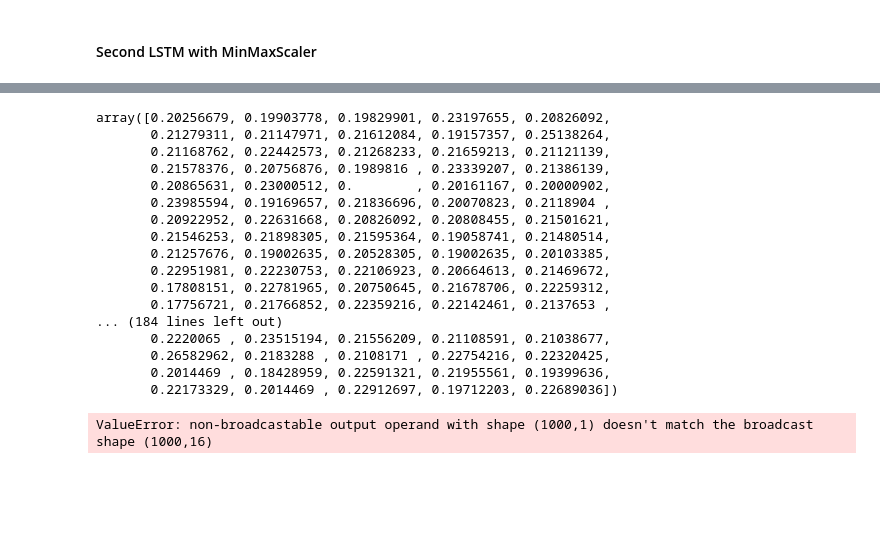
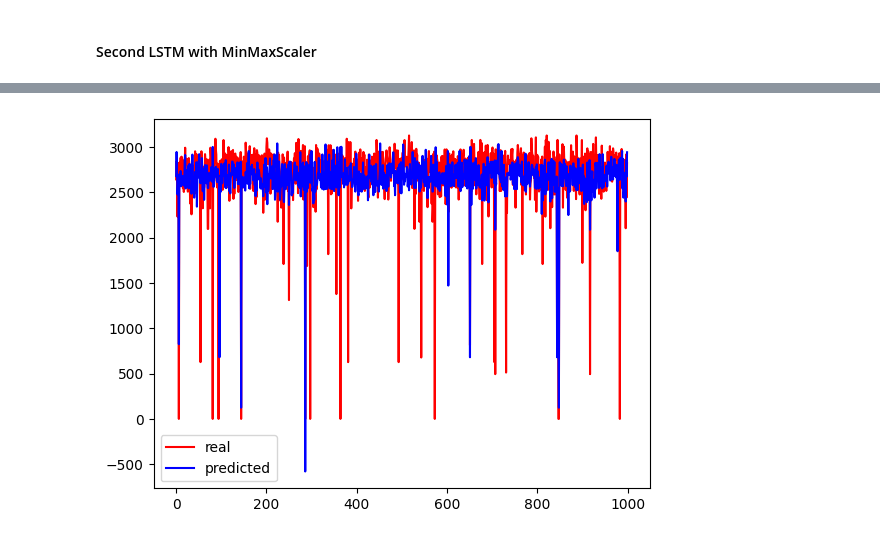
Before and after one commit to mattwagon/oil_production_prediction, a Jupyter notebook: notebooks/eduardo - rnn-model.ipynb, the cells around one changed output, grey strips where cells are left out. Saved outputs shown, nothing was run; the diff lists cells and outputs as text; code cells hidden in the pictures; blank space fills up the shorter version.

```diff
--- a/notebooks/eduardo - rnn-model.ipynb
+++ b/notebooks/eduardo - rnn-model.ipynb
@@ -1664,26 +1658,7 @@ array([0.21198599, 0.21178481, 0.20237699, 0.22097339, 0.22130977,
-# %%
-y_test_1d = y_test.reshape(-1)
-y_test_1d
-# %% [output]
-array([0.20256679, 0.19903778, 0.19829901, 0.23197655, 0.20826092,
-       0.21279311, 0.21147971, 0.21612084, 0.19157357, 0.25138264,
-       0.21168762, 0.22442573, 0.21268233, 0.21659213, 0.21121139,
-       0.21578376, 0.20756876, 0.1989816 , 0.23339207, 0.21386139,
-       0.20865631, 0.23000512, 0.        , 0.20161167, 0.20000902,
-       0.23985594, 0.19169657, 0.21836696, 0.20070823, 0.2118904 ,
-       0.20922952, 0.22631668, 0.20826092, 0.20808455, 0.21501621,
-       0.21546253, 0.21898305, 0.21595364, 0.19058741, 0.21480514,
-       0.21257676, 0.19002635, 0.20528305, 0.19002635, 0.20103385,
-       0.22951981, 0.22230753, 0.22106923, 0.20664613, 0.21469672,
-       0.17808151, 0.22781965, 0.20750645, 0.21678706, 0.22259312,
-       0.17756721, 0.21766852, 0.22359216, 0.22142461, 0.2137653 ,
-... (184 lines left out)
-       0.2220065 , 0.23515194, 0.21556209, 0.21108591, 0.21038677,
-       0.26582962, 0.2183288 , 0.2108171 , 0.22754216, 0.22320425,
-       0.2014469 , 0.18428959, 0.22591321, 0.21955561, 0.19399636,
-       0.22173329, 0.2014469 , 0.22912697, 0.19712203, 0.22689036])
 # %%
-y_test_unscaled = scaler.inverse_transform(y_test)
-y_pred_unscaled = scaler.inverse_transform(y_pred)
+y_test_unscaled = scaler_y.inverse_transform(y_test)
+y_pred_unscaled = scaler_y.inverse_transform(y_pred)
-# %% [output]
-ValueError: non-broadcastable output operand with shape (1000,1) doesn't match the broadcast shape (1000,16)
+# %%
+plot_predictions(y_test_unscaled, y_pred_unscaled)
+# %% [output]
+[figure, added]
```
Also changed, not shown: parts of 24 cells of this notebook.
